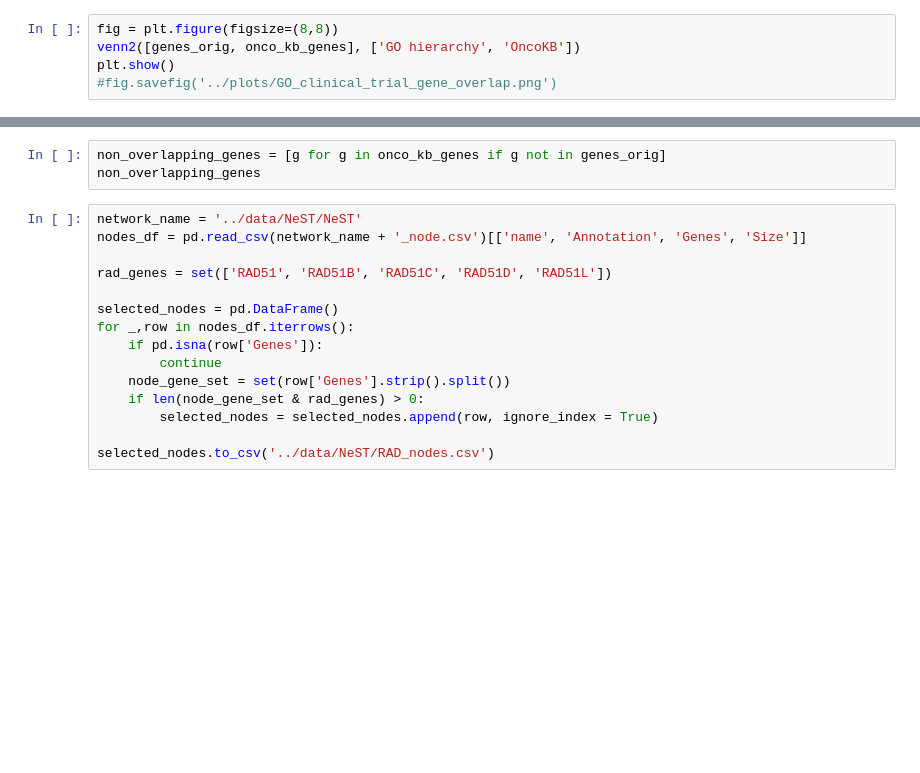
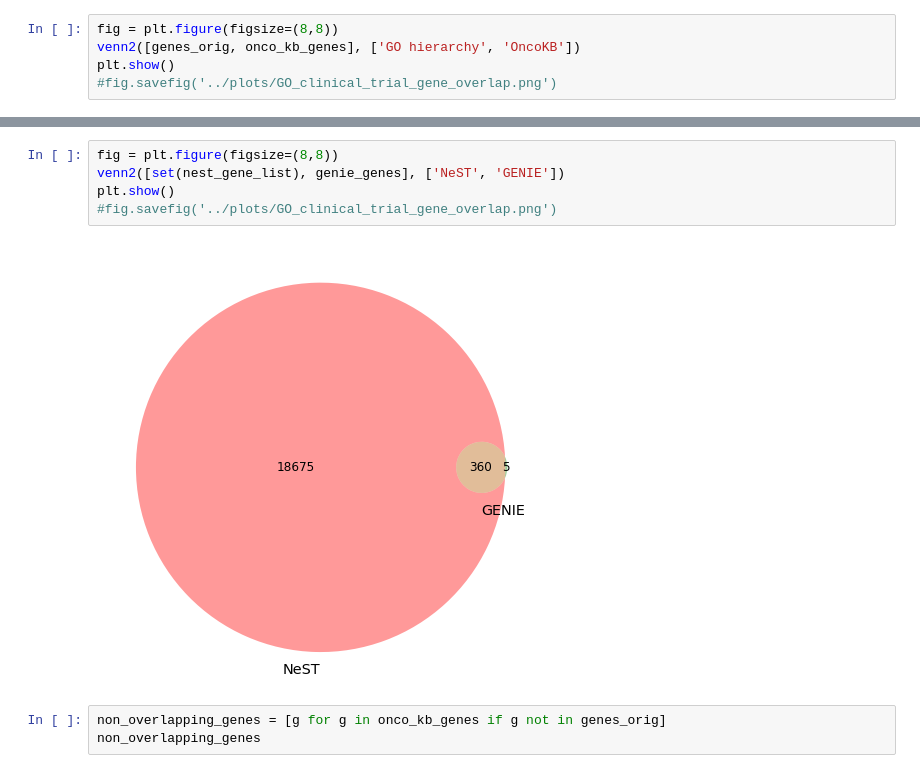
Before and after one commit to enmsilva/nest_drugcell, a Jupyter notebook: notebooks/training_data_analysis.ipynb, the cells around one changed output, grey strips where cells are left out. Drawn from its saved outputs; the diff is of its cells as text; blank space fills up the shorter version.

```diff
--- a/notebooks/training_data_analysis.ipynb
+++ b/notebooks/training_data_analysis.ipynb
@@ -214,18 +224,10 @@ plt.show()
+# %%
+fig = plt.figure(figsize=(8,8))
+venn2([set(nest_gene_list), genie_genes], ['NeST', 'GENIE'])
+plt.show()
+#fig.savefig('../plots/GO_clinical_trial_gene_overlap.png')
+# %% [output]
+[figure, added]
 # %%
 non_overlapping_genes = [g for g in onco_kb_genes if g not in genes_orig]
 non_overlapping_genes
-# %%
-network_name = '../data/NeST/NeST'
-nodes_df = pd.read_csv(network_name + '_node.csv')[['name', 'Annotation', 'Genes', 'Size']]
-
-rad_genes = set(['RAD51', 'RAD51B', 'RAD51C', 'RAD51D', 'RAD51L'])
-
-selected_nodes = pd.DataFrame()
-for _,row in nodes_df.iterrows():
-    if pd.isna(row['Genes']):
-        continue
-    node_gene_set = set(row['Genes'].strip().split())
-    if len(node_gene_set & rad_genes) > 0:
-        selected_nodes = selected_nodes.append(row, ignore_index = True)
-
-selected_nodes.to_csv('../data/NeST/RAD_nodes.csv')
```
Also changed, not shown: parts of 5 cells of this notebook, 2 other files.
